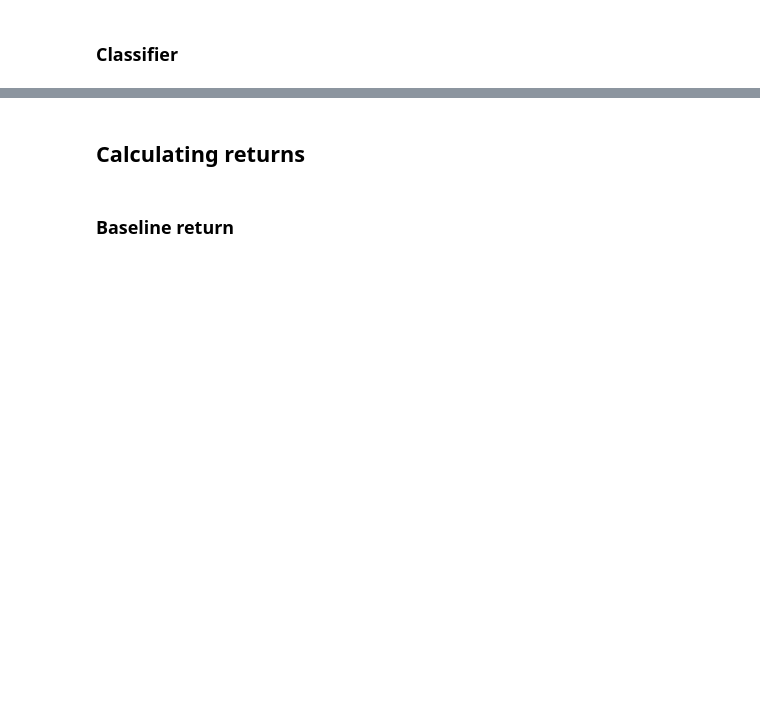
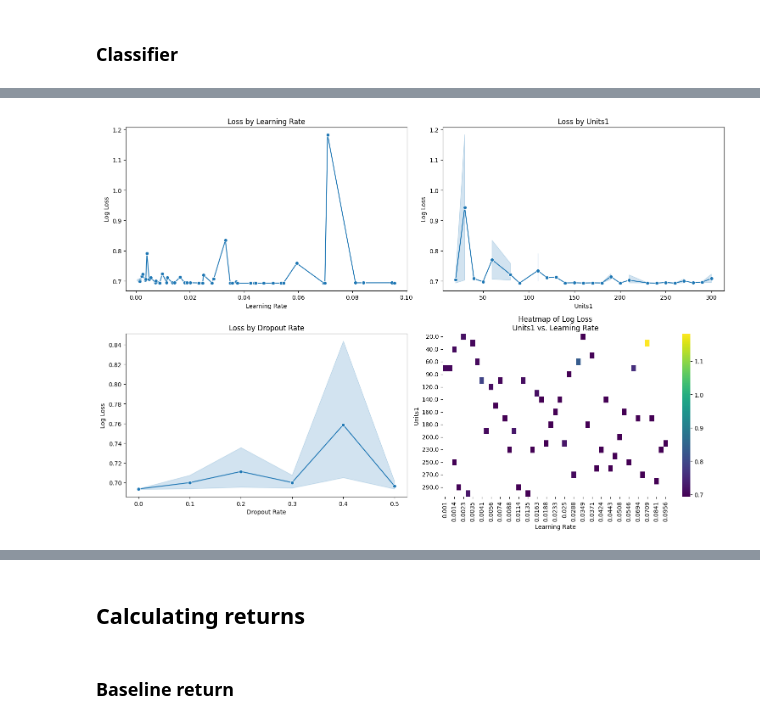
Before and after one commit to dliang5299/MIDS-207-Final-Project, a Jupyter notebook: Model_Testing.ipynb, the cells around one changed output, grey strips where cells are left out. Cells and saved outputs as stored; diff of their text form; code cells hidden in the pictures; blank space fills up the shorter version.

```diff
--- a/Model_Testing.ipynb
+++ b/Model_Testing.ipynb
@@ -263,0 +314,16 @@ Best parameters: {'activation': 0, 'dropout': 0.2, 'lr': 0.041842581135017994, '
+# %%
+# Store optimization history
+history = []
+for trial in trials.trials:
+    history.append({
+        'trial_id': trial['tid'],
+        'lr': np.round(trial['misc']['vals']['lr'][0], 4),
+        'units1': trial['misc']['vals']['units1'][0],
+        'units2': trial['misc']['vals']['units2'][0],
+        'dropout': trial['misc']['vals']['dropout'][0],
+        'loss': trial['result']['loss']
+    })
+history_df = pd.DataFrame(history)
+
+# Inspect history df
+history_df.head()
@@ -264,3 +337,37 @@ Best parameters: {'activation': 0, 'dropout': 0.2, 'lr': 0.041842581135017994, '
+# %%
+# Initialize experiments graph
+fig, axs = plt.subplots(2, 2, figsize=(15, 10))
+
+# Plot 1: Validation Loss by Learning Rate
+sns.lineplot(x='lr', y='loss', data=history_df.sort_values('lr'), marker='o', ax=axs[0, 0])
+axs[0, 0].set_title('Loss by Learning Rate')
+axs[0, 0].set_xlabel('Learning Rate')
+axs[0, 0].set_ylabel('Log Loss')
+
+# Plot 2: Validation Loss by Units1
+sns.lineplot(x='units1', y='loss', data=history_df.sort_values('units1'), marker='o', ax=axs[0, 1])
+axs[0, 1].set_title('Loss by Units1')
+axs[0, 1].set_xlabel('Units1')
+axs[0, 1].set_ylabel('Log Loss')
+
+# Plot 3: Validation Loss by Dropout
+sns.lineplot(x='dropout', y='loss', data=history_df.sort_values('dropout'), marker='o', ax=axs[1, 0])
+axs[1, 0].set_title('Loss by Dropout Rate')
+axs[1, 0].set_xlabel('Dropout Rate')
+axs[1, 0].set_ylabel('Log Loss')
+
+# Plot 4: Heatmap of Units1 vs. Learning Rate
+# Prepare data for heatmap
+heatmap_data = history_df.pivot_table(values='loss', index='units1', columns='lr', aggfunc='mean')
+sns.heatmap(heatmap_data, cmap='viridis', ax=axs[1, 1])
+axs[1, 1].set_title('Heatmap of Log Loss\nUnits1 vs. Learning Rate')
+axs[1, 1].set_xlabel('Learning Rate')
+axs[1, 1].set_ylabel('Units1')
+
+plt.tight_layout()
+plt.show()
+# %% [output]
+[figure, added]
 # %% [markdown]
 Best Parameters:
 
```
Also changed, not shown: parts of 21 cells of this notebook.
